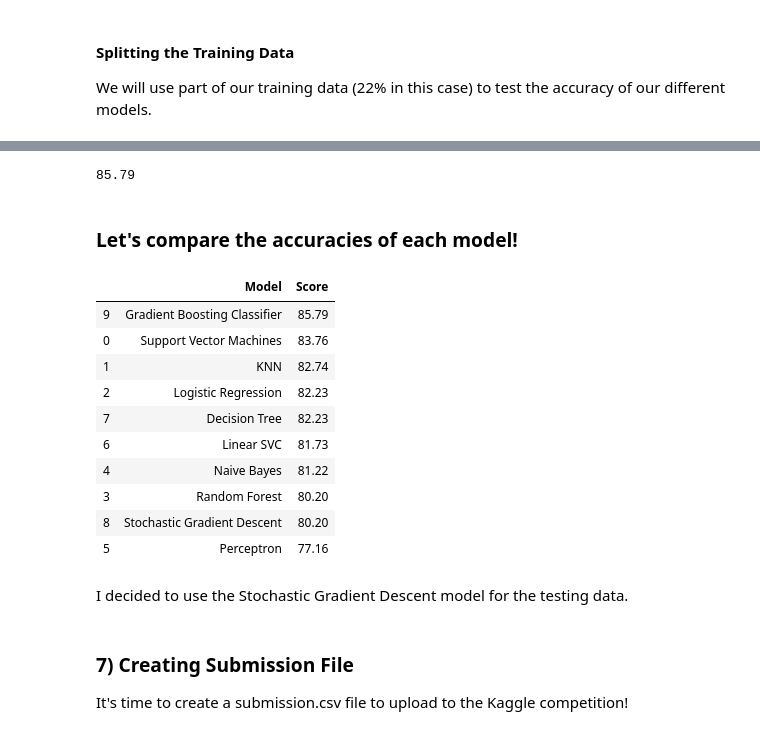
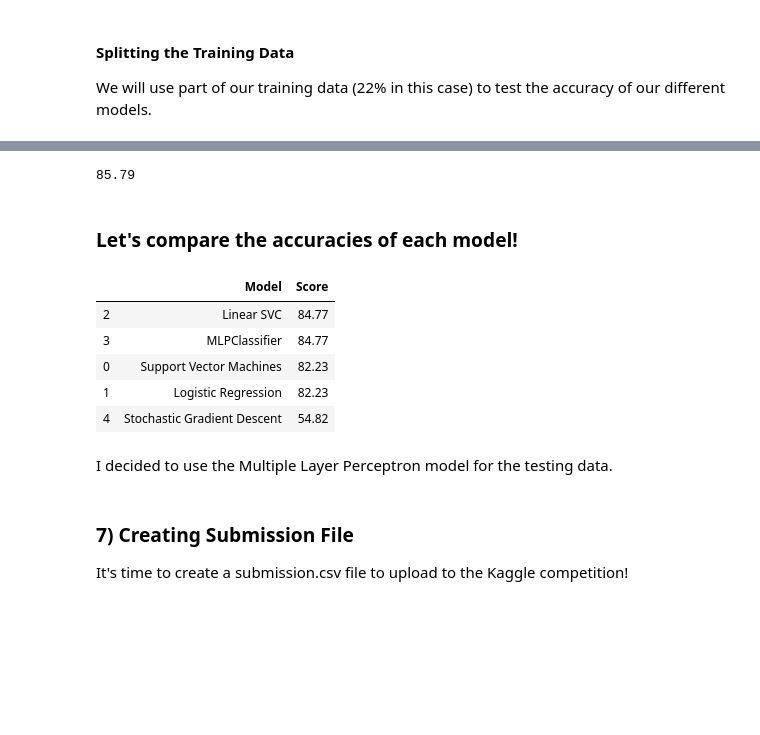
Before and after one commit to MOzanInal/Applying-ANN-Algorithm-on-Titanic-Dataset, a Jupyter notebook: titanic_workbook_V2.ipynb, the cells around one changed output, grey strips where cells are left out. Drawn from its saved outputs; the diff is of its cells as text; code cells hidden in the pictures; blank space fills up the shorter version.

```diff
--- a/titanic_workbook_V2.ipynb
+++ b/titanic_workbook_V2.ipynb
@@ -685,9 +612,0 @@ print(acc_randomforest)
-# %%
-# KNN or k-Nearest Neighbors
-from sklearn.neighbors import KNeighborsClassifier
-
-knn = KNeighborsClassifier()
-knn.fit(x_train, y_train)
-y_pred = knn.predict(x_val)
-acc_knn = round(accuracy_score(y_pred, y_val) * 100, 2)
-print(acc_knn)
@@ -707,39 +624,39 @@ print(acc_sgd)
-# %%
-# Gradient Boosting Classifier
-from sklearn.ensemble import GradientBoostingClassifier
-
-gbk = GradientBoostingClassifier()
-gbk.fit(x_train, y_train)
-y_pred = gbk.predict(x_val)
-acc_gbk = round(accuracy_score(y_pred, y_val) * 100, 2)
-print(acc_gbk)
-# %% [output]
-85.79
+# %%
+#MLPClassifier
+from sklearn.neural_network import MLPClassifier
+
+from sklearn.preprocessing import StandardScaler
+scaler = StandardScaler()
+
+scaler.fit(x_train)
+X_train_scaled = scaler.transform(x_train)
+X_test_scaled = scaler.transform(x_val)
+
+mlpc = MLPClassifier().fit(X_train_scaled, y_train)
+y_pred = mlpc.predict(X_test_scaled)
+acc_mlpc = round(accuracy_score(y_val, y_pred)*100, 2)
+print(acc_mlpc)
+# %% [output]
+85.79
 # %% [markdown]
 ### Let's compare the accuracies of each model!
 # %%
 models = pd.DataFrame({
-    'Model': ['Support Vector Machines', 'KNN', 'Logistic Regression',
-              'Random Forest', 'Naive Bayes', 'Perceptron', 'Linear SVC',
-              'Decision Tree', 'Stochastic Gradient Descent', 'Gradient Boosting Classifier'],
-    'Score': [acc_svc, acc_knn, acc_logreg,
-              acc_randomforest, acc_gaussian, acc_perceptron,acc_linear_svc, acc_decisiontree,
-              acc_sgd, acc_gbk]})
+    'Model': ['Support Vector Machines',  'Logistic Regression',
+               'Linear SVC',  'MLPClassifier' ,'Stochastic Gradient Descent'],
+    'Score': [acc_svc, acc_logreg,
+              acc_linear_svc,acc_mlpc,
+              acc_sgd]})
 models.sort_values(by='Score', ascending=False)
 # %% [output]
 |  | Model | Score |
-| 9 | Gradient Boosting Classifier | 85.79 |
-| 0 | Support Vector Machines | 83.76 |
-| 1 | KNN | 82.74 |
-| 2 | Logistic Regression | 82.23 |
-| 7 | Decision Tree | 82.23 |
-| 6 | Linear SVC | 81.73 |
-| 4 | Naive Bayes | 81.22 |
-| 3 | Random Forest | 80.20 |
-| 8 | Stochastic Gradient Descent | 80.20 |
-| 5 | Perceptron | 77.16 |
+| 2 | Linear SVC | 84.77 |
+| 3 | MLPClassifier | 84.77 |
+| 0 | Support Vector Machines | 82.23 |
+| 1 | Logistic Regression | 82.23 |
+| 4 | Stochastic Gradient Descent | 54.82 |
 # %% [markdown]
-I decided to use the Stochastic Gradient Descent model for the testing data.
+I decided to use the Multiple Layer Perceptron model for the testing data.
 # %% [markdown]
 ### 7) Creating Submission File
 
```
Also changed, not shown: parts of 22 cells of this notebook.
